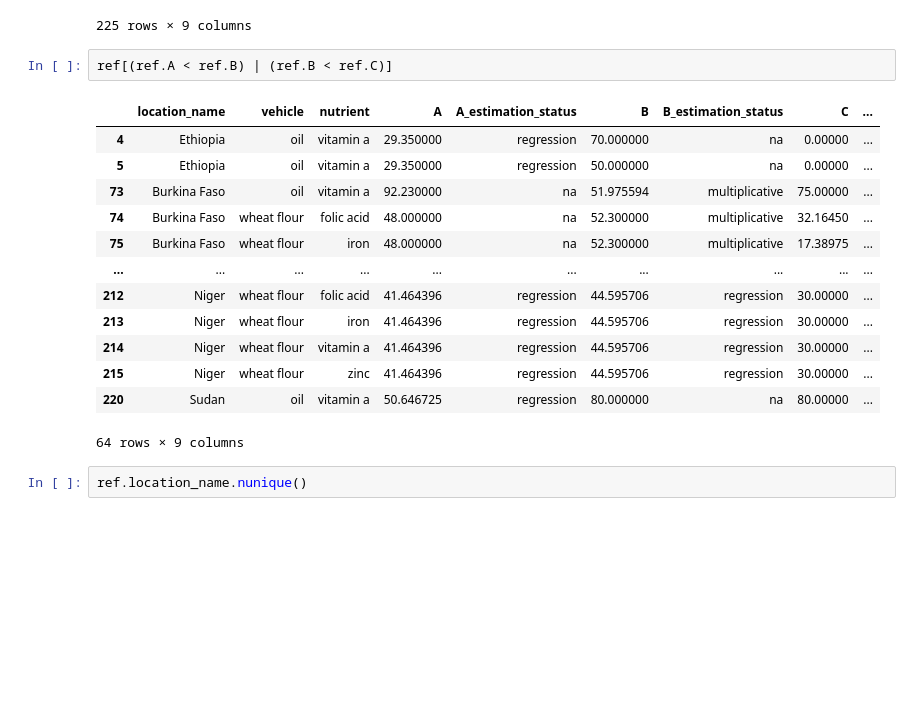
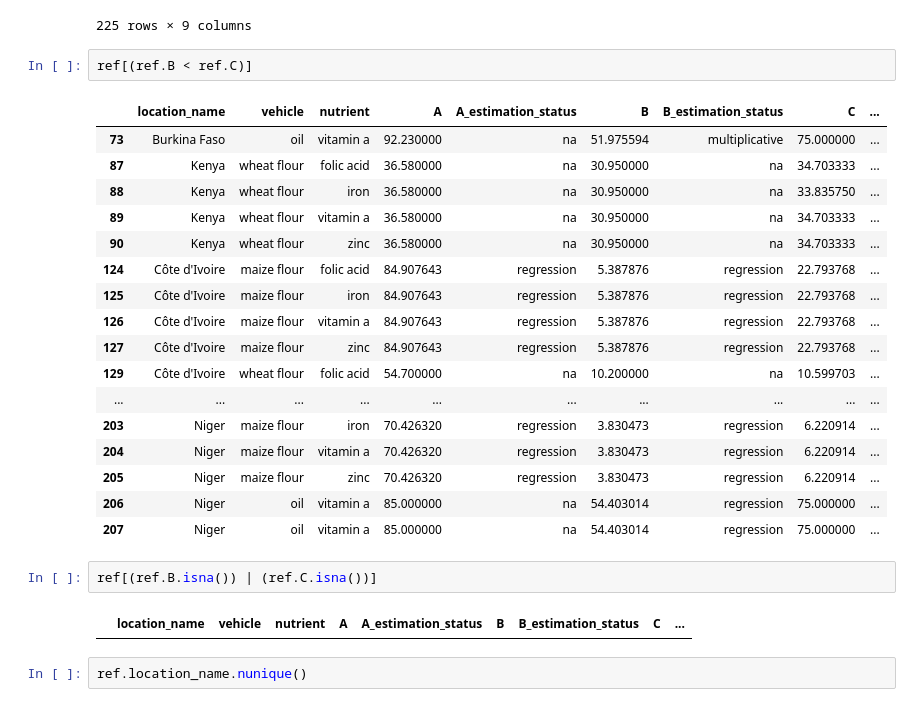
Before and after one commit to ihmeuw/vivarium_research_lsff, a Jupyter notebook: data_prep/gen_outputs/MICE/2021_03_31_compile_results_run_rejection_sampling.ipynb, the cells around one changed output. Cells and saved outputs as stored; diff of their text form; blank space fills up the shorter version.

```diff
--- a/data_prep/gen_outputs/MICE/2021_03_31_compile_results_run_rejection_sampling.ipynb
+++ b/data_prep/gen_outputs/MICE/2021_03_31_compile_results_run_rejection_sampling.ipynb
@@ -39,21 +39,29 @@ ref
 | 224 | Sudan | wheat flour | zinc | 88.758036 | regression | 35.365713 | regression | 1.760469 | ... |
 225 rows × 9 columns
 # %%
-ref[(ref.A < ref.B) | (ref.B < ref.C)]
+ref[(ref.B < ref.C)]
 # %% [output]
 |  | location_name | vehicle | nutrient | A | A_estimation_status | B | B_estimation_status | C | ... |
-| 4 | Ethiopia | oil | vitamin a | 29.350000 | regression | 70.000000 | na | 0.00000 | ... |
-| 5 | Ethiopia | oil | vitamin a | 29.350000 | regression | 50.000000 | na | 0.00000 | ... |
-| 73 | Burkina Faso | oil | vitamin a | 92.230000 | na | 51.975594 | multiplicative | 75.00000 | ... |
-| 74 | Burkina Faso | wheat flour | folic acid | 48.000000 | na | 52.300000 | multiplicative | 32.16450 | ... |
-| 75 | Burkina Faso | wheat flour | iron | 48.000000 | na | 52.300000 | multiplicative | 17.38975 | ... |
+| 73 | Burkina Faso | oil | vitamin a | 92.230000 | na | 51.975594 | multiplicative | 75.000000 | ... |
+| 87 | Kenya | wheat flour | folic acid | 36.580000 | na | 30.950000 | na | 34.703333 | ... |
+| 88 | Kenya | wheat flour | iron | 36.580000 | na | 30.950000 | na | 33.835750 | ... |
+| 89 | Kenya | wheat flour | vitamin a | 36.580000 | na | 30.950000 | na | 34.703333 | ... |
+| 90 | Kenya | wheat flour | zinc | 36.580000 | na | 30.950000 | na | 34.703333 | ... |
+| 124 | Côte d'Ivoire | maize flour | folic acid | 84.907643 | regression | 5.387876 | regression | 22.793768 | ... |
+| 125 | Côte d'Ivoire | maize flour | iron | 84.907643 | regression | 5.387876 | regression | 22.793768 | ... |
+| 126 | Côte d'Ivoire | maize flour | vitamin a | 84.907643 | regression | 5.387876 | regression | 22.793768 | ... |
+| 127 | Côte d'Ivoire | maize flour | zinc | 84.907643 | regression | 5.387876 | regression | 22.793768 | ... |
+| 129 | Côte d'Ivoire | wheat flour | folic acid | 54.700000 | na | 10.200000 | na | 10.599703 | ... |
 | ... | ... | ... | ... | ... | ... | ... | ... | ... | ... |
-| 212 | Niger | wheat flour | folic acid | 41.464396 | regression | 44.595706 | regression | 30.00000 | ... |
-| 213 | Niger | wheat flour | iron | 41.464396 | regression | 44.595706 | regression | 30.00000 | ... |
-| 214 | Niger | wheat flour | vitamin a | 41.464396 | regression | 44.595706 | regression | 30.00000 | ... |
-| 215 | Niger | wheat flour | zinc | 41.464396 | regression | 44.595706 | regression | 30.00000 | ... |
-| 220 | Sudan | oil | vitamin a | 50.646725 | regression | 80.000000 | na | 80.00000 | ... |
+| 203 | Niger | maize flour | iron | 70.426320 | regression | 3.830473 | regression | 6.220914 | ... |
+| 204 | Niger | maize flour | vitamin a | 70.426320 | regression | 3.830473 | regression | 6.220914 | ... |
+| 205 | Niger | maize flour | zinc | 70.426320 | regression | 3.830473 | regression | 6.220914 | ... |
+| 206 | Niger | oil | vitamin a | 85.000000 | na | 54.403014 | regression | 75.000000 | ... |
+| 207 | Niger | oil | vitamin a | 85.000000 | na | 54.403014 | regression | 75.000000 | ... |
-64 rows × 9 columns
+# %%
+ref[(ref.B.isna()) | (ref.C.isna())]
+# %% [output]
+|  | location_name | vehicle | nutrient | A | A_estimation_status | B | B_estimation_status | C | ... |
 # %%
 ref.location_name.nunique()
 # %% [output]
```
Also changed, not shown: parts of 40 cells of this notebook, 1 other file.
